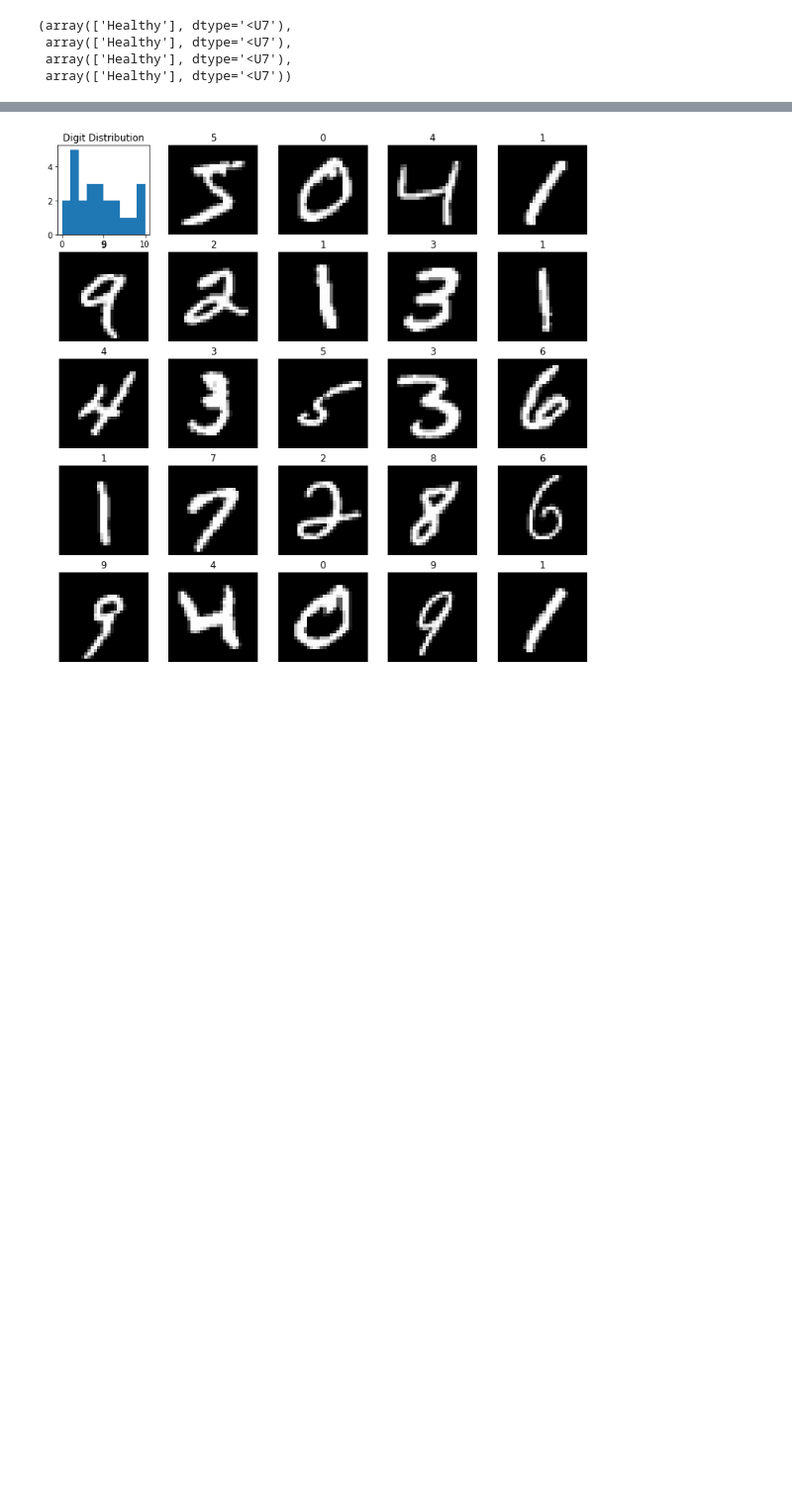
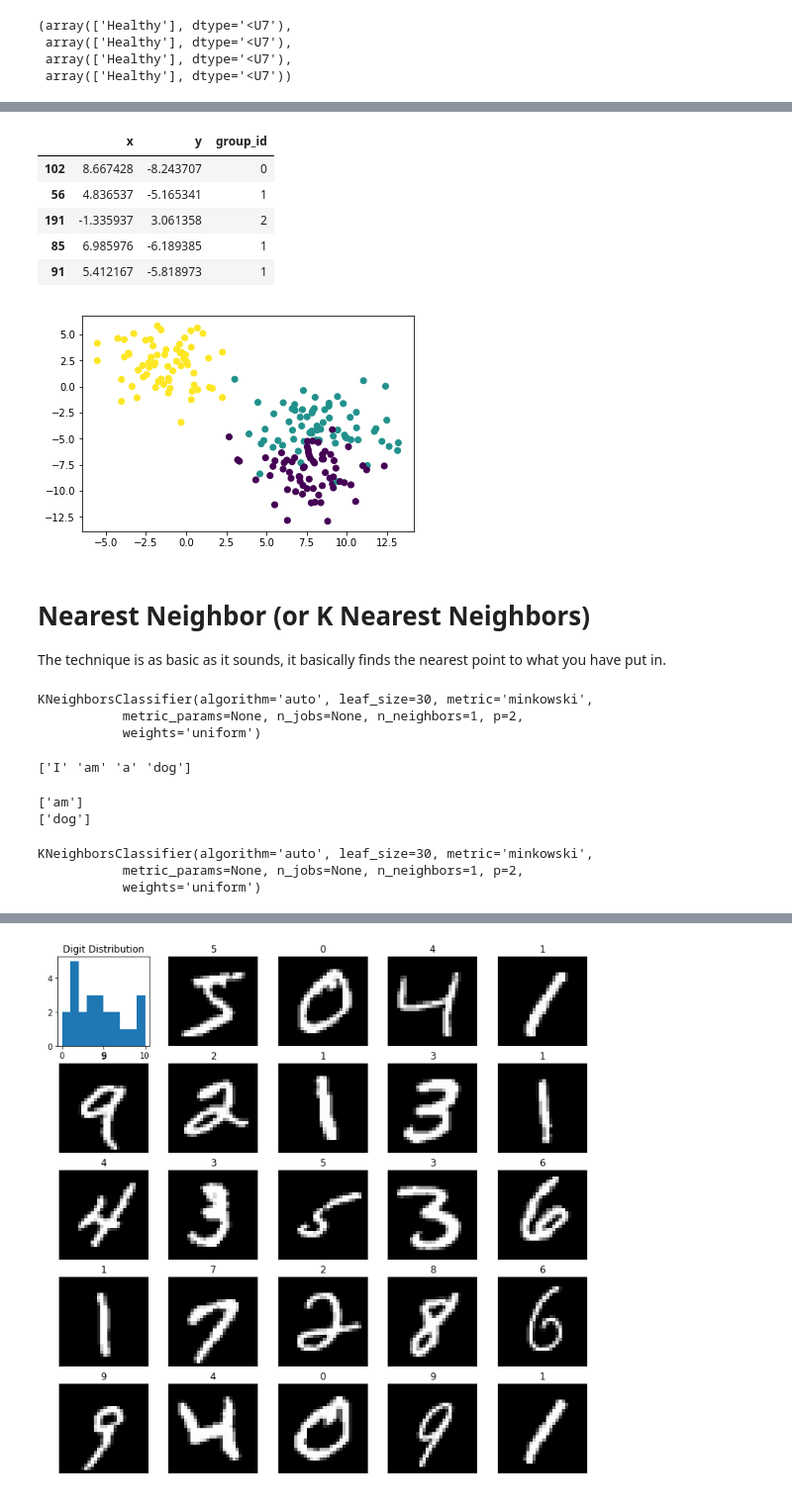
Before and after one commit to ImagingLectures/MNT_Lectures2019, a Jupyter notebook: Lecture1/Datasets.ipynb, the cells around one changed output, grey strips where cells are left out. Shown at 99% size. Saved outputs shown, nothing was run; the diff lists cells and outputs as text; code cells hidden in the pictures; blank space fills up the shorter version.

```diff
--- a/Lecture1/Datasets.ipynb
+++ b/Lecture1/Datasets.ipynb
@@ -460,0 +485,66 @@ dc.predict([0]), dc.predict([1]), dc.predict([3]), dc.predict([100])
+# %%
+import pandas as pd
+import numpy as np
+import matplotlib.pyplot as plt
+from sklearn.datasets import make_blobs
+%matplotlib inline
+
+blob_data, blob_labels = make_blobs(n_samples=200,
+                                    cluster_std=2.0,
+                                    random_state=2018)
+test_pts = pd.DataFrame(blob_data, columns=['x', 'y'])
+test_pts['group_id'] = blob_labels
+plt.scatter(test_pts.x, test_pts.y,
+            c=test_pts.group_id,
+            cmap='viridis')
+test_pts.sample(5)
+# %% [output]
+|  | x | y | group_id |
+| 102 | 8.667428 | -8.243707 | 0 |
+| 56 | 4.836537 | -5.165341 | 1 |
+| 191 | -1.335937 | 3.061358 | 2 |
+| 85 | 6.985976 | -6.189385 | 1 |
+| 91 | 5.412167 | -5.818973 | 1 |
+[figure, added]
+# %% [markdown]
+# Nearest Neighbor (or K Nearest Neighbors)
+The technique is as basic as it sounds, it basically finds the nearest point to what you have put in.
+# %%
+from sklearn.neighbors import KNeighborsClassifier
+import numpy as np
+k_class = KNeighborsClassifier(1)
+k_class.fit(X=np.reshape([0, 1, 2, 3], (-1, 1)),
+            y=['I', 'am', 'a', 'dog'])
+# %% [output]
+KNeighborsClassifier(algorithm='auto', leaf_size=30, metric='minkowski',
+           metric_params=None, n_jobs=None, n_neighbors=1, p=2,
+           weights='uniform')
+# %%
+print(
+    k_class.predict(
+        np.reshape([0, 1, 2, 3], (-1, 1))
+    )
+)
+# %% [output]
+['I' 'am' 'a' 'dog']
+# %%
+print(
+    k_class.predict(
+        np.reshape([1.5], (1, 1))
+    )
+)
+print(
+    k_class.predict(
+        np.reshape([100], (1, 1))
+    )
+)
+# %% [output]
+['am']
+['dog']
+# %%
+k_class = KNeighborsClassifier(1)
+k_class.fit(test_pts[['x', 'y']], test_pts['group_id'])
+# %% [output]
+KNeighborsClassifier(algorithm='auto', leaf_size=30, metric='minkowski',
+           metric_params=None, n_jobs=None, n_neighbors=1, p=2,
+           weights='uniform')
```
Also changed, not shown: parts of 29 cells of this notebook, 1 other file.
